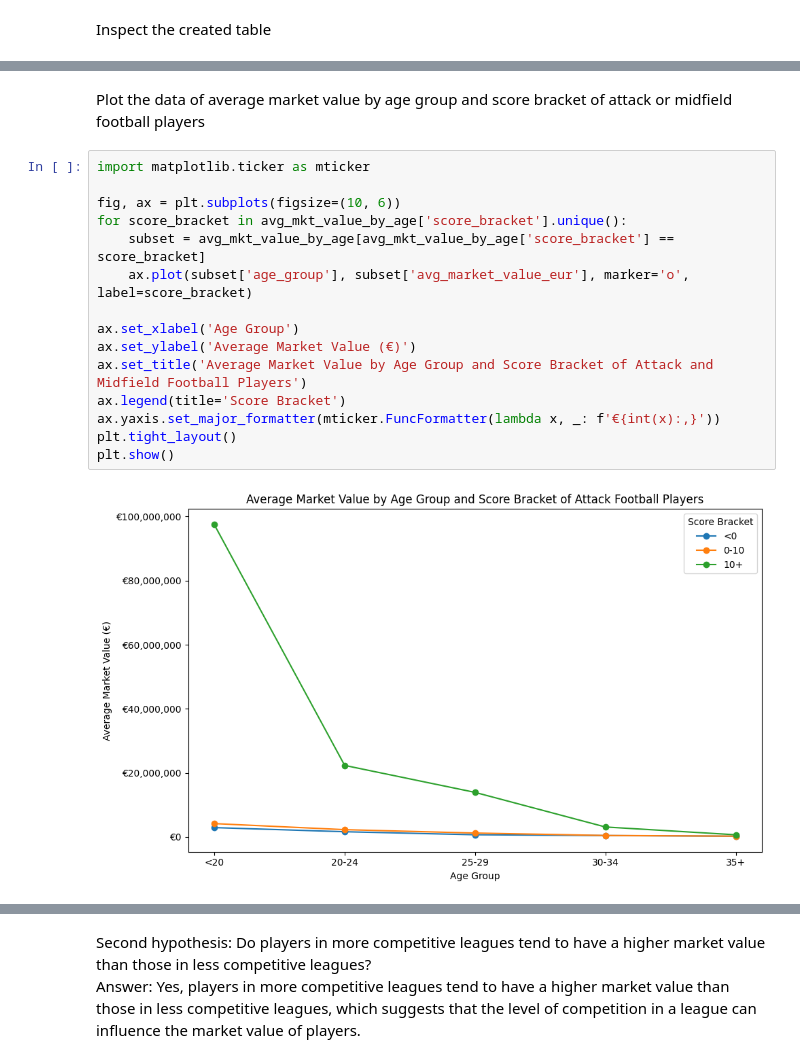
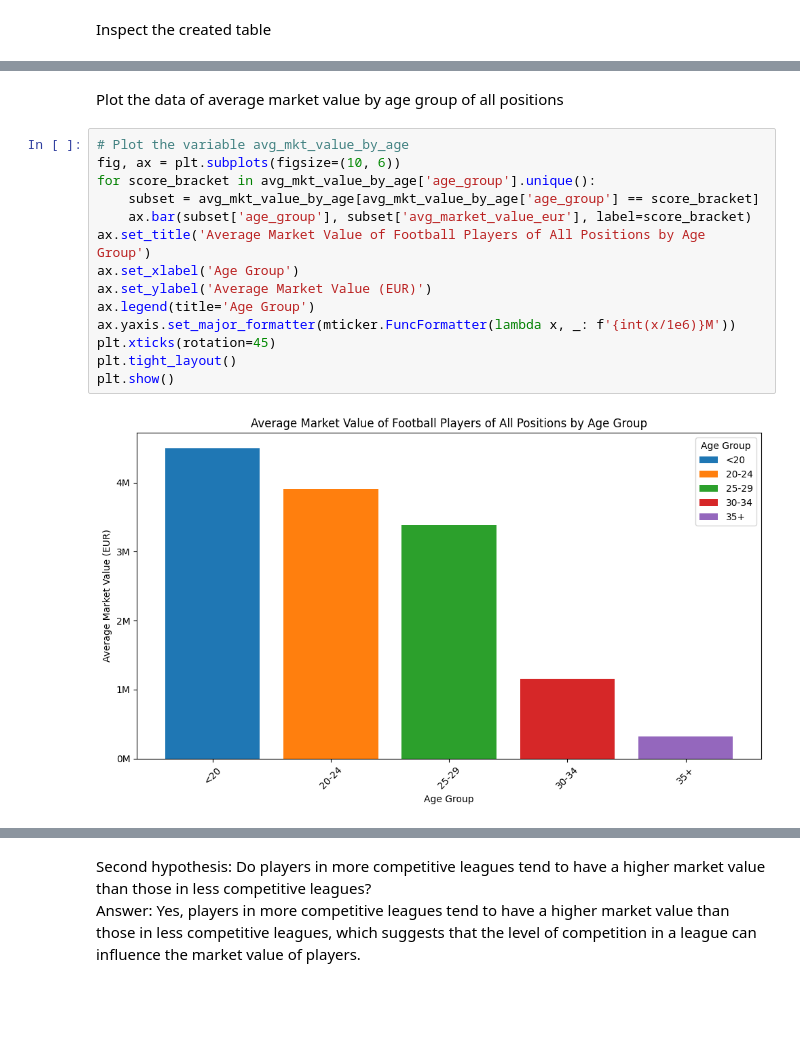
Before and after one commit to brunopulheze/sql-database, a Jupyter notebook: sql-database.ipynb, the cells around one changed output, grey strips where cells are left out. Saved outputs shown, nothing was run; the diff lists cells and outputs as text; blank space fills up the shorter version.

```diff
--- a/sql-database.ipynb
+++ b/sql-database.ipynb
@@ -197,20 +171,19 @@ avg_mkt_value_by_age
-# %% [markdown]
-Plot the data of average market value by age group and score bracket of  attack or midfield football players
-# %%
-import matplotlib.ticker as mticker
-
-fig, ax = plt.subplots(figsize=(10, 6))
-for score_bracket in avg_mkt_value_by_age['score_bracket'].unique():
-    subset = avg_mkt_value_by_age[avg_mkt_value_by_age['score_bracket'] == score_bracket]
-    ax.plot(subset['age_group'], subset['avg_market_value_eur'], marker='o', label=score_bracket)
-
-ax.set_xlabel('Age Group')
-ax.set_ylabel('Average Market Value (€)')
-ax.set_title('Average Market Value by Age Group and Score Bracket of Attack and Midfield Football Players')
-ax.legend(title='Score Bracket')
-ax.yaxis.set_major_formatter(mticker.FuncFormatter(lambda x, _: f'€{int(x):,}'))
-plt.tight_layout()
-plt.show()
-# %% [output]
-[figure, removed]
+# %% [markdown]
+Plot the data of average market value by age group of all positions
+# %%
+# Plot the variable avg_mkt_value_by_age
+fig, ax = plt.subplots(figsize=(10, 6))
+for score_bracket in avg_mkt_value_by_age['age_group'].unique():
+    subset = avg_mkt_value_by_age[avg_mkt_value_by_age['age_group'] == score_bracket]
+    ax.bar(subset['age_group'], subset['avg_market_value_eur'], label=score_bracket)
+ax.set_title('Average Market Value of Football Players of All Positions by Age Group')
+ax.set_xlabel('Age Group')
+ax.set_ylabel('Average Market Value (EUR)')
+ax.legend(title='Age Group')
+ax.yaxis.set_major_formatter(mticker.FuncFormatter(lambda x, _: f'{int(x/1e6)}M'))
+plt.xticks(rotation=45)
+plt.tight_layout()
+plt.show()
+# %% [output]
+[figure, added]
 # %% [markdown]
```
Also changed, not shown: parts of 16 cells of this notebook, 2 other files.
